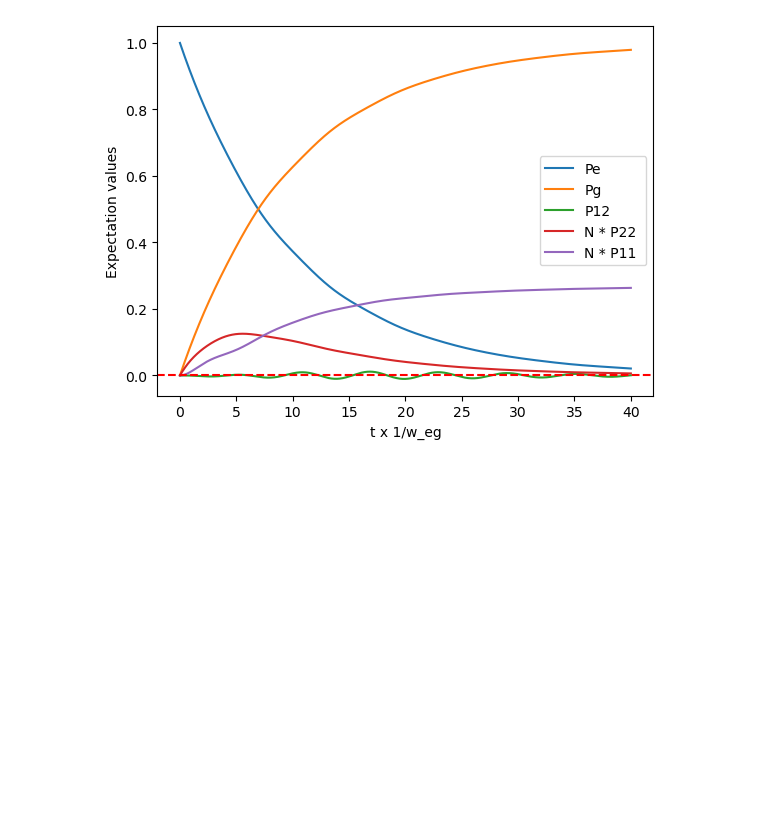
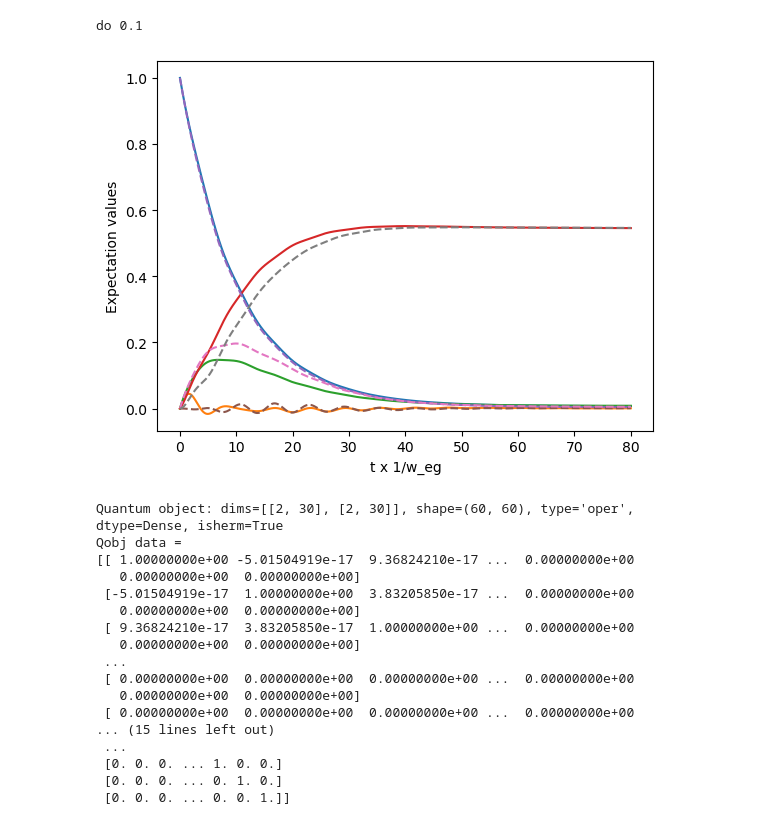
Before and after one commit to SanderStammbach/Sanders-Studium, a Jupyter notebook: Vibration/vibration-master-eq.ipynb, the cells around one changed output. Cells and saved outputs as stored; diff of their text form; code cells hidden in the pictures; blank space fills up the shorter version.

```diff
--- a/Vibration/vibration-master-eq.ipynb
+++ b/Vibration/vibration-master-eq.ipynb
@@ -111,7 +144,7 @@ U = P12*P21 +(D_op * S_op*P21*P12)
 # Transformation auf sigma
 P12r = U.dag() * P12 * U
 P21r = U.dag() * P21 * U
-#print(P12,P12r,D_op*S_op*P12)
+print(P12,P12r,D_op*S_op*P12)
 U1 = P12*P21 +D_op *P21*P12
 U2 = P12*P21 +S_op *P21*P12
 #U=U1*U2
@@ -121,5 +154,7 @@ be = (np.cosh( rs) *b + np.sinh( rs)* b.dag() - 1/2*A* np.exp(rs) )*P21*P12
 
 print(br,br2,be)
 print(U.dag() *H *U)
-c=b* P12*P21  +(b *np.cosh(rs)  - b*np.sinh(rs))*P22
+c=b* P12*P21  +(b *np.cosh(rs)  - b*np.sinh(rs))*P21*P12
+P12r=D_op*S_op*P12
+P21r=P12r.dag()
 # %% [output]
@@ -147,13 +182,13 @@ Qobj data =
 gamma_1=0.1
 gamma_2=0.1
 c_op_list=[]
-
+print("do",gamma_1)
 c_op_list.append(np.sqrt((nb(w0)+1)*gamma_1)*P12)
 c_op_list.append(np.sqrt((nb(w0))*gamma_1)*P21)
-c_op_list.append(np.sqrt((nb(vg)+1)*gamma_1)*b*P11)
-c_op_list.append(np.sqrt((nb(vg))*gamma_1)*b.dag()*P11)
-c_op_list.append(np.sqrt((nb(ve)+1)*gamma_1)*b*P22)
-c_op_list.append(np.sqrt((nb(ve))*gamma_1)*b.dag()*P22)
+c_op_list.append(np.sqrt((nb(vg)+1)*gamma_2)*b*P11)
+c_op_list.append(np.sqrt((nb(vg))*gamma_2)*b.dag()*P11)
+c_op_list.append(np.sqrt((nb(ve)+1)*gamma_2)*b*P22)
+c_op_list.append(np.sqrt((nb(ve))*gamma_2)*b.dag()*P22)
 Resul_Lindblad=qutip.mesolve(H, psi0, tlist, [c_op_list], [P22, P11,P12,b.dag()*b*P22,b.dag()*b*P11])
 
 fig, ax = plt.subplots()
@@ -166,6 +201,64 @@ ax.set_xlabel('t x 1/w_eg')
 ax.set_ylabel('Expectation values')
 ax.legend(("Pe", "Pg","P12","N * P22 ","N * P11"))
 ax.axhline(y=(SS(H)*P22).tr(), xmin=0, xmax=40, color='r', linestyle='--')
+ax.axhline(y=1/(np.exp(100)-1), xmin=0, xmax=40, color='b', linestyle='--')
 plt.show()
 # %% [output]
-[figure, removed]
+do 0.1
+# %%
+gamma_1_diag=0.1
+gamma_2_diag=0.1
+c_op_list_diag=[]
+
+c_op_list_diag.append(np.sqrt((nb(w00)+1)*gamma_1_diag)*P12r)
+c_op_list_diag.append(np.sqrt((nb(w00))*gamma_1_diag)*P21r)
+c_op_list_diag.append(np.sqrt((nb(vg)+1)*gamma_2_diag)*c*P12r*P21r)
+c_op_list_diag.append(np.sqrt((nb(vg))*gamma_2_diag)*c.dag()*P12r*P21r)
+c_op_list_diag.append(np.sqrt((nb(ve)+1)*gamma_2_diag)*c*P21r*P12r)
+c_op_list_diag.append(np.sqrt((nb(ve))*gamma_2_diag)*c.dag()*P21r*P12r)
+
+
+c_op_list_diag.append(np.sqrt((nb(w00)+1)*gamma_2_diag)*A *np.cosh(rs)*(P21*P12+P12*P21))
+c_op_list_diag.append(np.sqrt((nb(w00))*gamma_2_diag)*A *np.cosh(rs)*(P21*P12+P12*P21))
+Resul_Lindblad_diag=qutip.mesolve(H_diag, psi0, tlist, [c_op_list_diag], [P21r*P12r, P12*P21,P12r,b.dag()*b*P21*P12,b.dag()*b*P12*P21])
+
+
+fig, ax = plt.subplots()
+ax.plot(tlist, Resul_Lindblad_diag.expect[0])
+#ax.plot(tlist, Resul_Lindblad_diag.expect[1])
+ax.plot(tlist, Resul_Lindblad_diag.expect[2])
+ax.plot(tlist, Resul_Lindblad_diag.expect[3])
+ax.plot(tlist, Resul_Lindblad_diag.expect[4])
+
+ax.plot(tlist, Resul_Lindblad.expect[0],linestyle="--")
+#ax.plot(tlist, Resul_Lindblad.expect[1],linestyle="--")
+ax.plot(tlist, Resul_Lindblad.expect[2],linestyle="--")
+ax.plot(tlist, Resul_Lindblad.expect[3],linestyle="--")
+ax.plot(tlist, Resul_Lindblad.expect[4],linestyle="--")
+
+ax.set_xlabel('t x 1/w_eg')
+ax.set_ylabel('Expectation values')
+#x.legend(("Pe", "Pg","P12","N * P22 ","N * P11"))
+#ax.axhline(y=(SS(H)*P22).tr(), xmin=0, xmax=40, color='r', linestyle='--')
+#ax.axhline(y=1/(np.exp(100)-1), xmin=0, xmax=40, color='b', linestyle='--')
+plt.show()
+print(P12r*P21r,P12*P21,P21*P12+P12*P21)
+# %% [output]
+[figure, added]
+Quantum object: dims=[[2, 30], [2, 30]], shape=(60, 60), type='oper', dtype=Dense, isherm=True
+Qobj data =
+[[ 1.00000000e+00 -5.01504919e-17  9.36824210e-17 ...  0.00000000e+00
+   0.00000000e+00  0.00000000e+00]
+ [-5.01504919e-17  1.00000000e+00  3.83205850e-17 ...  0.00000000e+00
+   0.00000000e+00  0.00000000e+00]
+ [ 9.36824210e-17  3.83205850e-17  1.00000000e+00 ...  0.00000000e+00
+   0.00000000e+00  0.00000000e+00]
+ ...
+ [ 0.00000000e+00  0.00000000e+00  0.00000000e+00 ...  0.00000000e+00
+   0.00000000e+00  0.00000000e+00]
+ [ 0.00000000e+00  0.00000000e+00  0.00000000e+00 ...  0.00000000e+00
+... (15 lines left out)
+ ...
+ [0. 0. 0. ... 1. 0. 0.]
+ [0. 0. 0. ... 0. 1. 0.]
+ [0. 0. 0. ... 0. 0. 1.]]
```
Also changed, not shown: parts of 3 cells of this notebook, 1 other file.
